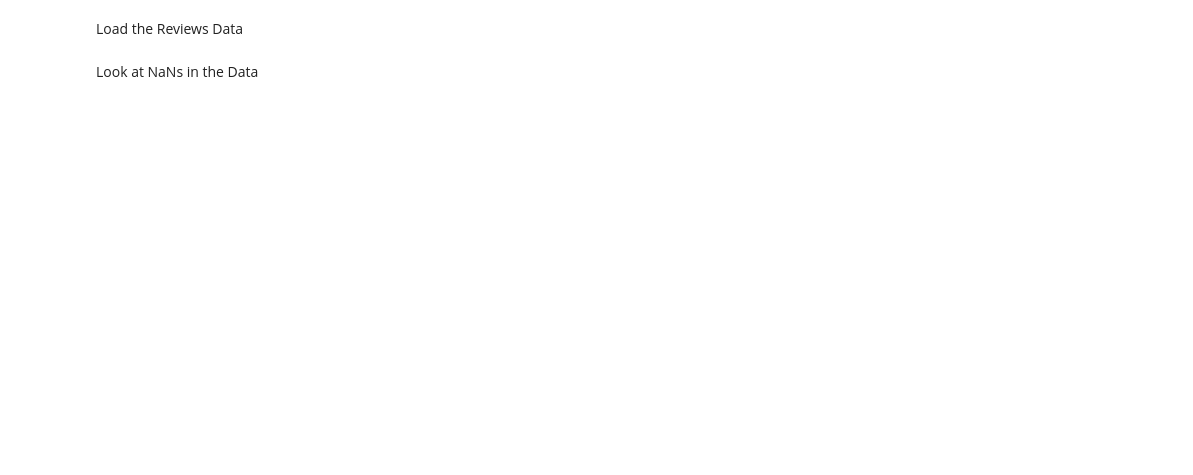
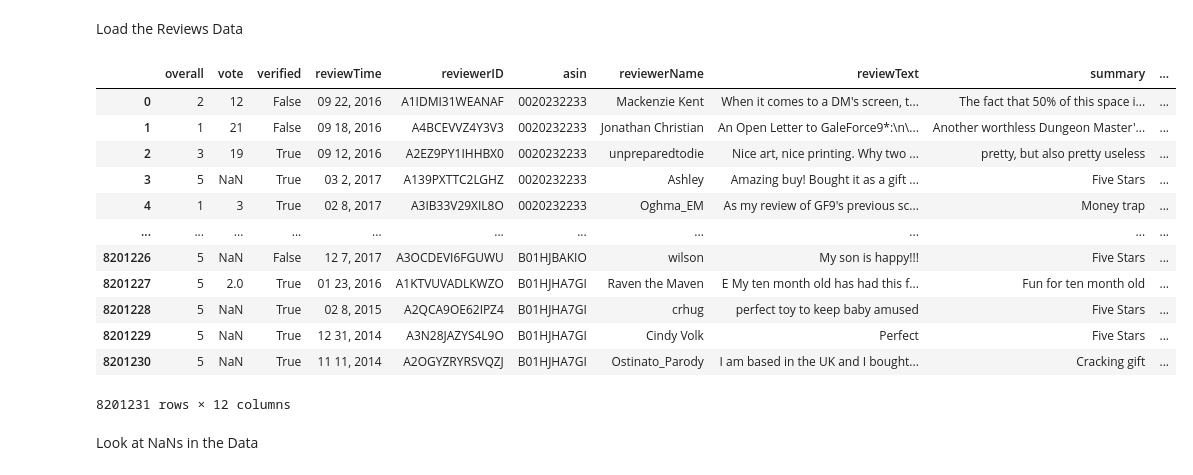
Before and after one commit to rebekah-eichberg/summer-2025-safeify, a Jupyter notebook: feature_extractions/reviews_features.ipynb, the cells around one changed output. Saved outputs shown, nothing was run; the diff lists cells and outputs as text; code cells hidden in the pictures; blank space fills up the shorter version.

```diff
--- a/feature_extractions/reviews_features.ipynb
+++ b/feature_extractions/reviews_features.ipynb
@@ -9,7 +9,23 @@ Load the Reviews Data
 # %%
 # reviews_df_raw = pd.read_json("../Data/amazon_reviews.json",lines=True)
 # reviews_pickle = reviews_df_raw.to_pickle('reviews_raw.pkl')
-reviews_df_raw = pd.read_pickle('../rebekah-idea-testing/reviews_raw.pkl')
+reviews_df_raw = pd.read_pickle('reviews_raw.pkl')
+# %%
+reviews_df_raw
+# %% [output]
+|  | overall | vote | verified | reviewTime | reviewerID | asin | reviewerName | reviewText | summary | ... |
+| 0 | 2 | 12 | False | 09 22, 2016 | A1IDMI31WEANAF | 0020232233 | Mackenzie Kent | When it comes to a DM's screen, t... | The fact that 50% of this space i... | ... |
+| 1 | 1 | 21 | False | 09 18, 2016 | A4BCEVVZ4Y3V3 | 0020232233 | Jonathan Christian | An Open Letter to GaleForce9*:\n\... | Another worthless Dungeon Master'... | ... |
+| 2 | 3 | 19 | True | 09 12, 2016 | A2EZ9PY1IHHBX0 | 0020232233 | unpreparedtodie | Nice art, nice printing. Why two ... | pretty, but also pretty useless | ... |
+| 3 | 5 | NaN | True | 03 2, 2017 | A139PXTTC2LGHZ | 0020232233 | Ashley | Amazing buy! Bought it as a gift ... | Five Stars | ... |
+| 4 | 1 | 3 | True | 02 8, 2017 | A3IB33V29XIL8O | 0020232233 | Oghma_EM | As my review of GF9's previous sc... | Money trap | ... |
+| ... | ... | ... | ... | ... | ... | ... | ... | ... | ... | ... |
+| 8201226 | 5 | NaN | False | 12 7, 2017 | A3OCDEVI6FGUWU | B01HJBAKIO | wilson | My son is happy!!! | Five Stars | ... |
+| 8201227 | 5 | 2.0 | True | 01 23, 2016 | A1KTVUVADLKWZO | B01HJHA7GI | Raven the Maven | E My ten month old has had this f... | Fun for ten month old | ... |
+| 8201228 | 5 | NaN | True | 02 8, 2015 | A2QCA9OE62IPZ4 | B01HJHA7GI | crhug | perfect toy to keep baby amused | Five Stars | ... |
+| 8201229 | 5 | NaN | True | 12 31, 2014 | A3N28JAZYS4L9O | B01HJHA7GI | Cindy Volk | Perfect | Five Stars | ... |
+| 8201230 | 5 | NaN | True | 11 11, 2014 | A2OGYZRYRSVQZJ | B01HJHA7GI | Ostinato_Parody | I am based in the UK and I bought... | Cracking gift | ... |
+8201231 rows × 12 columns
 # %% [markdown]
 Look at NaNs in the Data
 # %%
```
Also changed, not shown: parts of 7 cells of this notebook.
